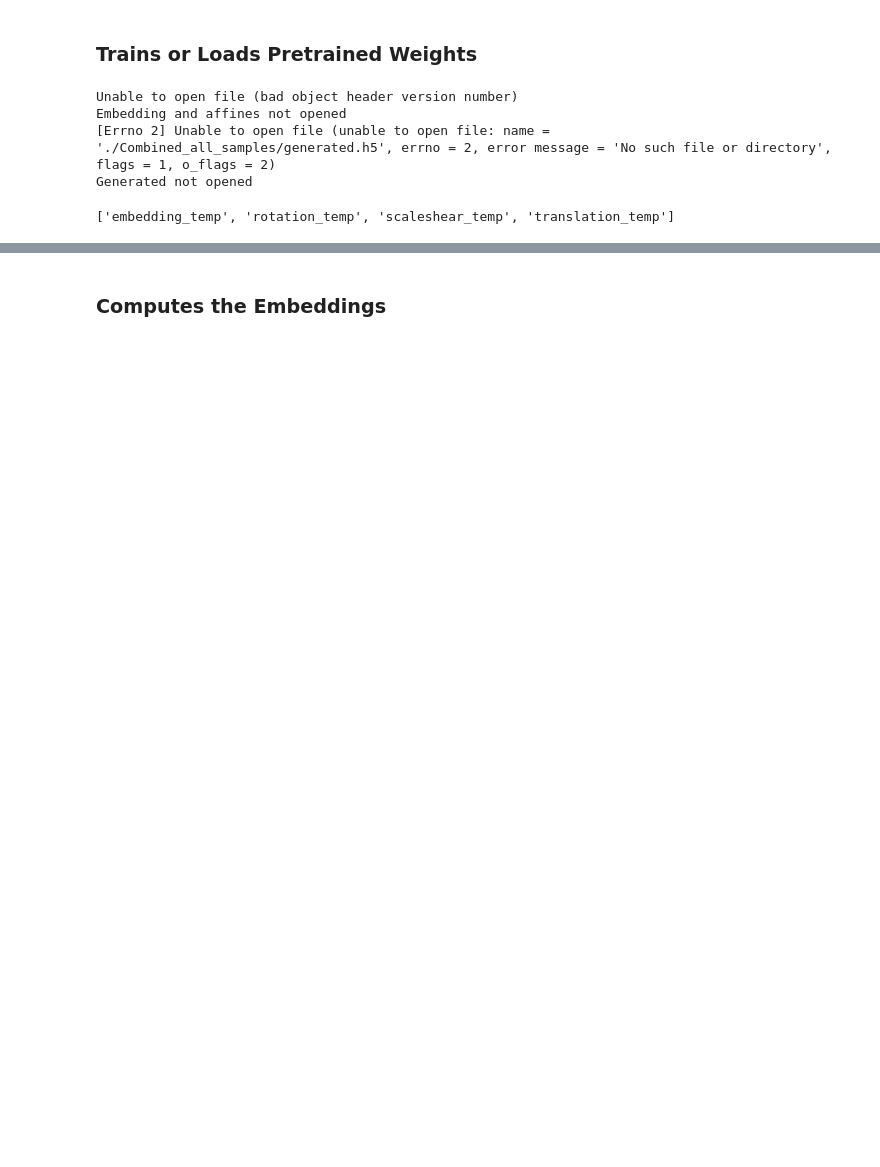
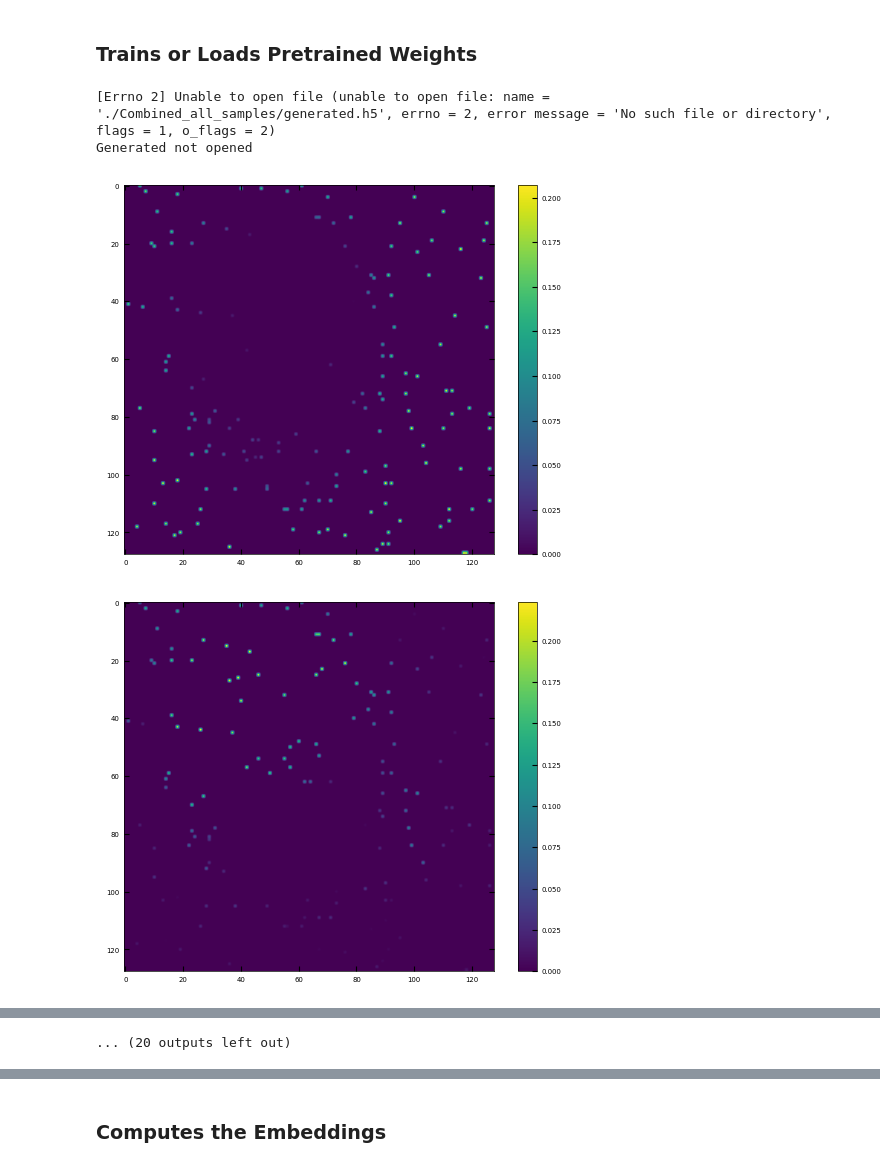
Before and after one commit to zhangxinqiao314/m3_learning, a Jupyter notebook: m3_learning/papers/Multimodal/all_particles_multimodal.ipynb, the cells around one changed output, grey strips where cells are left out. Saved outputs shown, nothing was run; the diff lists cells and outputs as text; code cells hidden in the pictures; blank space fills up the shorter version.

```diff
--- a/m3_learning/papers/Multimodal/all_particles_multimodal.ipynb
+++ b/m3_learning/papers/Multimodal/all_particles_multimodal.ipynb
@@ -249,12 +544,9 @@ model = ConvAutoencoder_Multimodal(
 # %%
 # load weights?
 model.load_weights(
- '/home/m3learning/Northwestern/m3_learning/m3_learning/papers/Multimodal/Combined_all_samples/(2024-02-11)_epoch:0006_l1coef:0.0000_lr:0.00003_trainloss:6.8586.pkl'
-
+ '/home/m3learning/Northwestern/m3_learning/m3_learning/papers/Multimodal/Combined_all_samples/(2024-02-13)_epoch:0002_l1coef:0.0000_lr:0.00003_trainloss:7.2645.pkl'
 
  )
 # %% [output]
-Unable to open file (bad object header version number)
-Embedding and affines not opened
 [Errno 2] Unable to open file (unable to open file: name = './Combined_all_samples/generated.h5', errno = 2, error message = 'No such file or directory', flags = 1, o_flags = 2)
 Generated not opened
@@ -263,4 +553,9 @@ h=model.open_embedding_h()
-# %%
-list(h.keys())
-# %% [output]
-['embedding_temp', 'rotation_temp', 'scaleshear_temp', 'translation_temp']
+# %%
+for i in range(32):
+    dat = model.embedding[:128*128,i]
+    plt.imshow(dat.reshape(128,128))
+    plt.colorbar()
+    plt.show()
+# %% [output]
+[figure, added]
+[figure, added]
@@ -267,2 +572,3 @@ list(h.keys())
+... (20 outputs left out)
 # %%
 st = 4
```
Also changed, not shown: parts of 75 cells of this notebook, 4 other files.
